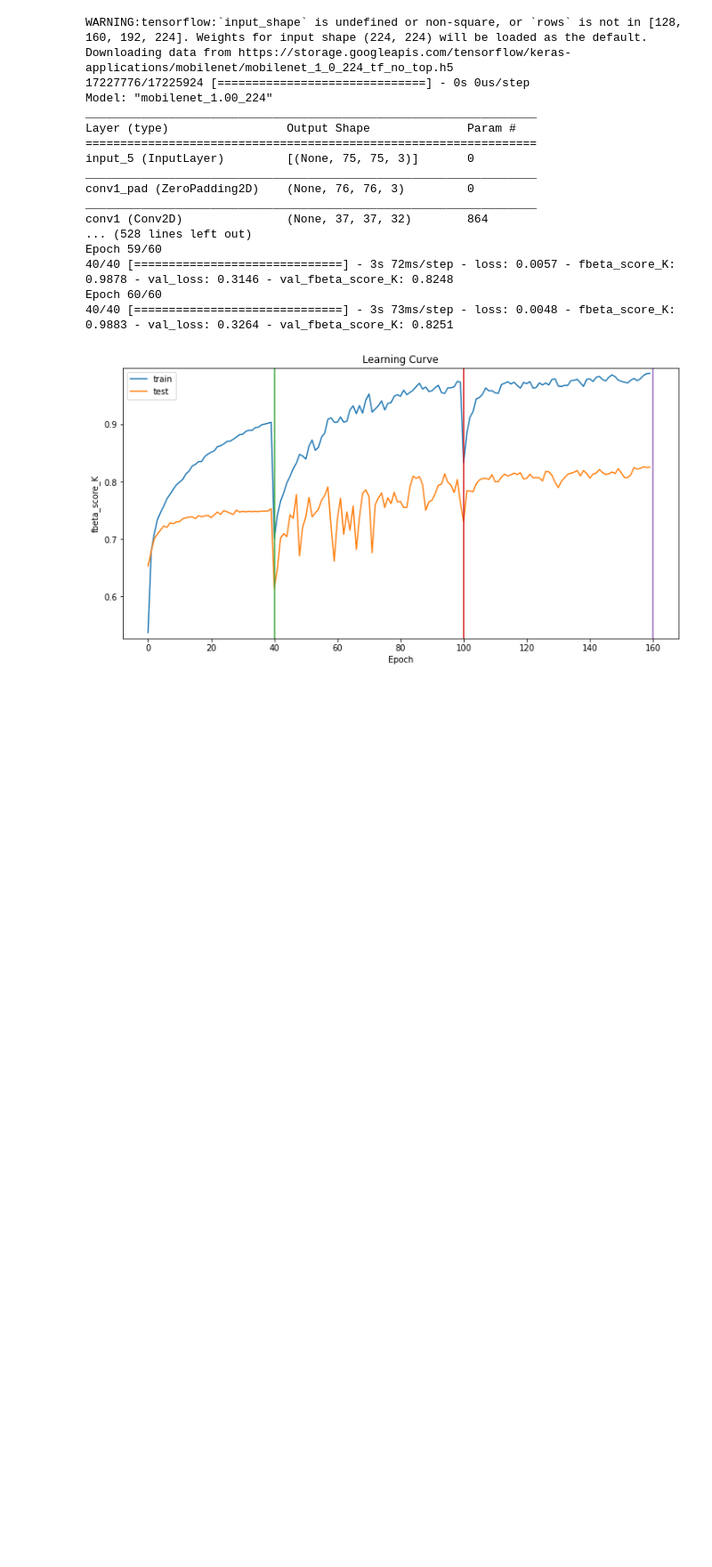
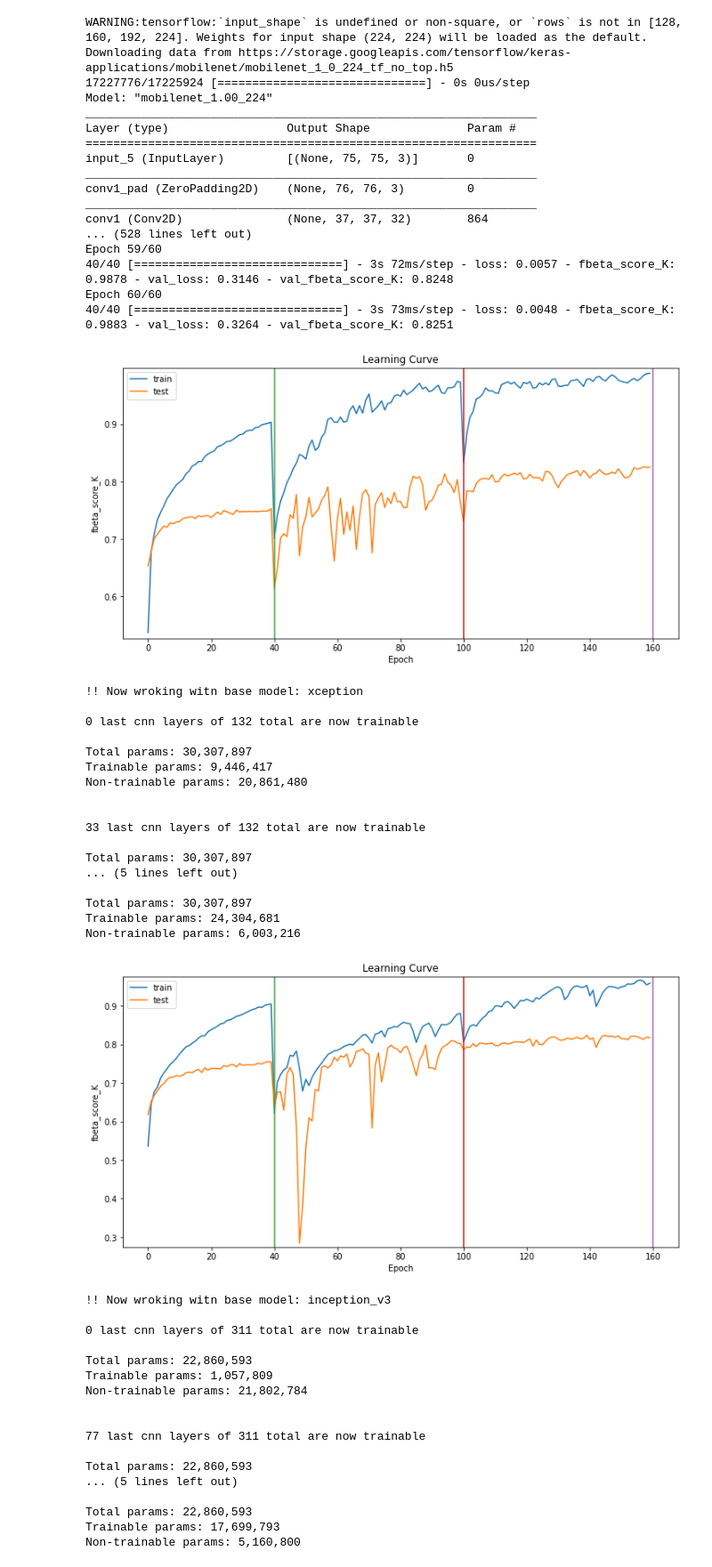
Before and after one commit to JakubStanczak/Amazon_forest_classification, a Jupyter notebook: Amazon_forest.ipynb, the cells around one changed output. Shown at 89% size. Drawn from its saved outputs; the diff is of its cells as text; code cells hidden in the pictures; blank space fills up the shorter version.

```diff
--- a/Amazon_forest.ipynb
+++ b/Amazon_forest.ipynb
@@ -592,3 +595,50 @@ Epoch 59/60
 Epoch 60/60
 40/40 [==============================] - 3s 73ms/step - loss: 0.0048 - fbeta_score_K: 0.9883 - val_loss: 0.3264 - val_fbeta_score_K: 0.8251
 [figure]
+# %%
+for base_model in base_model_names:
+
+  exec('base_model = {}(weights=\'imagenet\', include_top=False, input_shape=(X_train.shape[1], X_train.shape[2], X_train.shape[3]))'.format(base_model))
+  layers = len(base_model.layers)
+
+  trainable_layers = [0, layers//4, layers//2]
+  epochs           = [40, 60, 60]
+  test_plan = zip(trainable_layers, epochs)
+
+  test_base_model(base_model, test_plan, verbose=0)
+# %% [output]
+!! Now wroking witn base model: xception
+
+0 last cnn layers of 132 total are now trainable
+
+Total params: 30,307,897
+Trainable params: 9,446,417
+Non-trainable params: 20,861,480
+
+
+33 last cnn layers of 132 total are now trainable
+
+Total params: 30,307,897
+... (5 lines left out)
+
+Total params: 30,307,897
+Trainable params: 24,304,681
+Non-trainable params: 6,003,216
+[figure, added]
+!! Now wroking witn base model: inception_v3
+
+0 last cnn layers of 311 total are now trainable
+
+Total params: 22,860,593
+Trainable params: 1,057,809
+Non-trainable params: 21,802,784
+
+
+77 last cnn layers of 311 total are now trainable
+
+Total params: 22,860,593
+... (5 lines left out)
+
+Total params: 22,860,593
+Trainable params: 17,699,793
+Non-trainable params: 5,160,800
```
Also changed, not shown: parts of 7 cells of this notebook.
